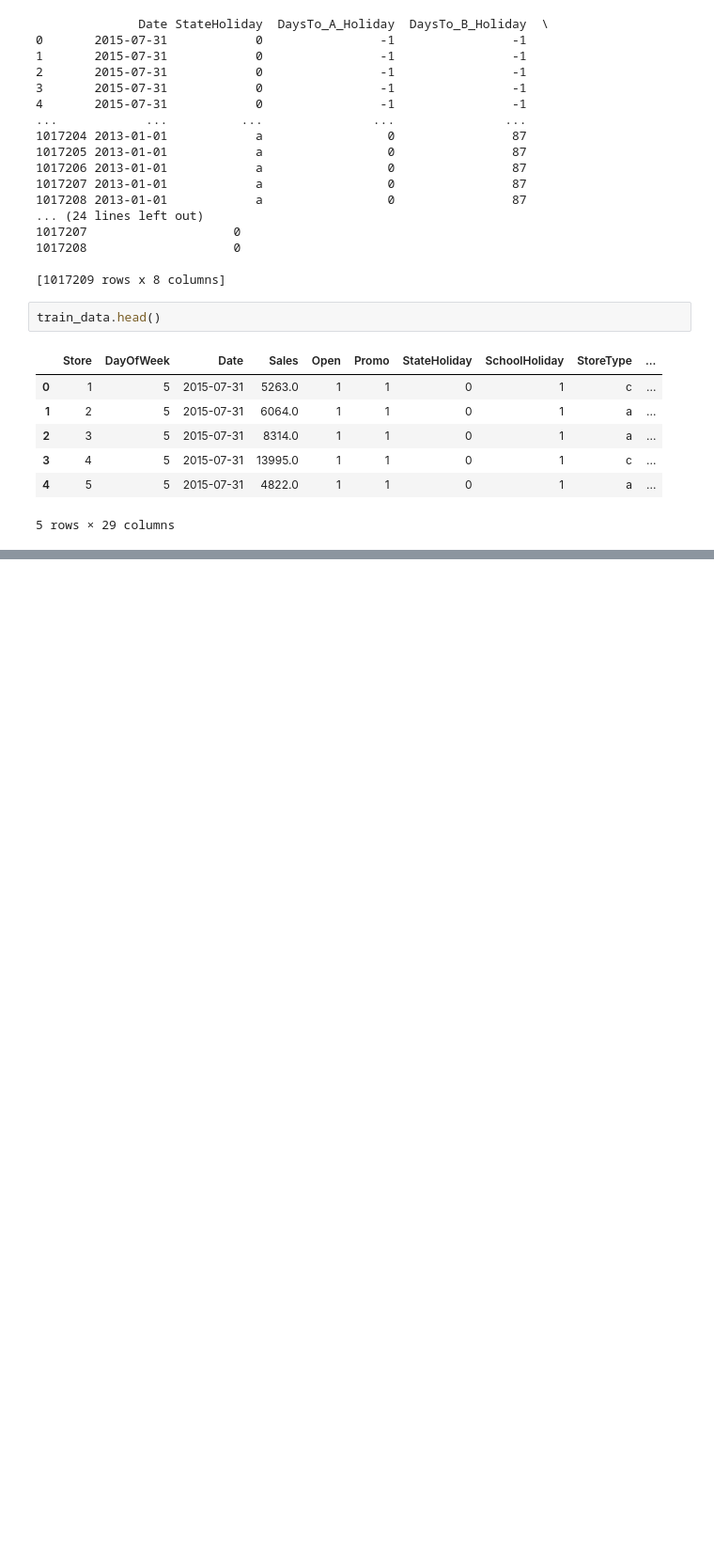
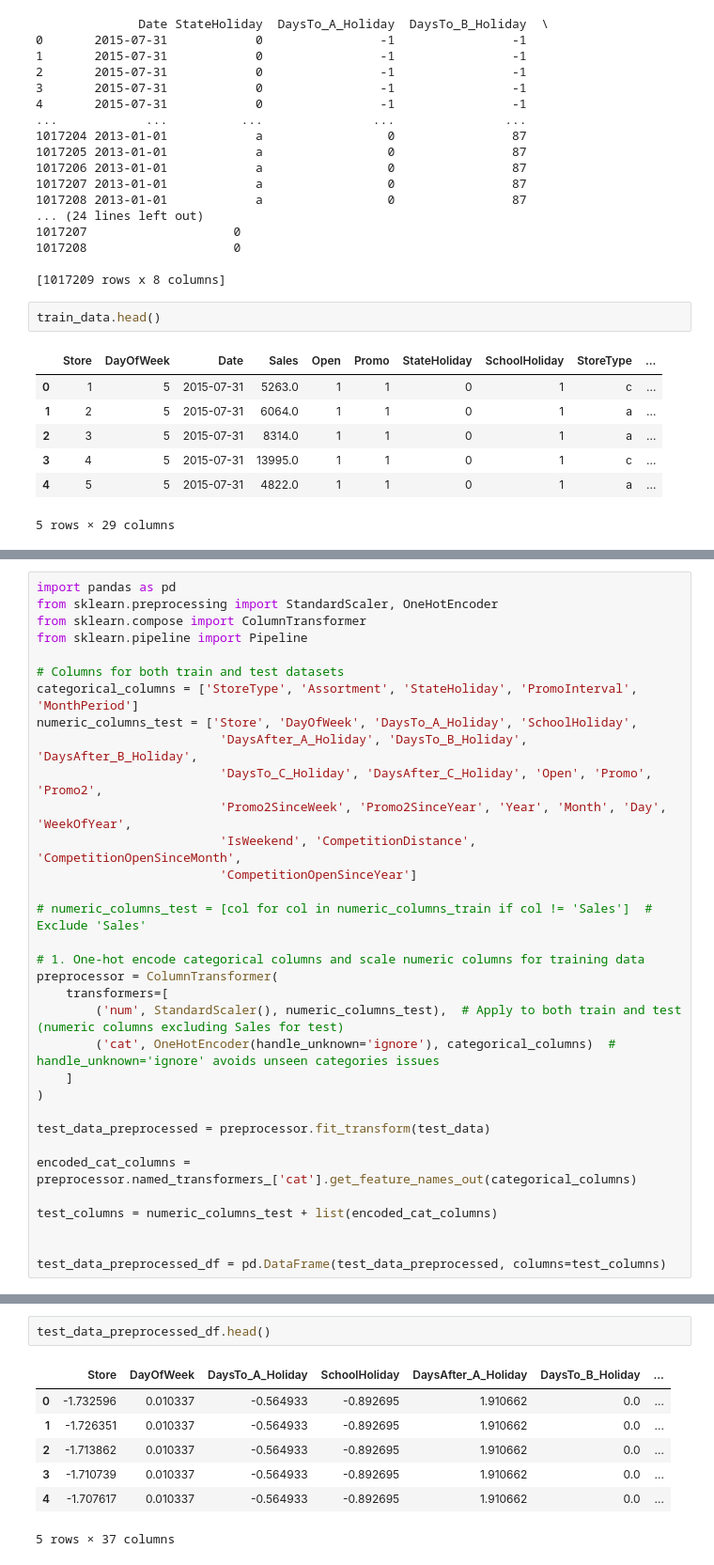
Before and after one commit to GuleWako/10Acadamey-week-4-Pharmaceuticals-finance-data-Analysis, a Jupyter notebook: notebooks/exploratory_analysis_for_forecast.ipynb, the cells around one changed output, grey strips where cells are left out. Shown at 94% size. Drawn from its saved outputs; the diff is of its cells as text; blank space fills up the shorter version.

```diff
--- a/notebooks/exploratory_analysis_for_forecast.ipynb
+++ b/notebooks/exploratory_analysis_for_forecast.ipynb
@@ -1151,0 +1219,33 @@ train_data.head()
+# %%
+import pandas as pd
+from sklearn.preprocessing import StandardScaler, OneHotEncoder
+from sklearn.compose import ColumnTransformer
+from sklearn.pipeline import Pipeline
+
+# Columns for both train and test datasets
+categorical_columns = ['StoreType', 'Assortment', 'StateHoliday', 'PromoInterval', 'MonthPeriod']
+numeric_columns_test = ['Store', 'DayOfWeek', 'DaysTo_A_Holiday', 'SchoolHoliday',
+                         'DaysAfter_A_Holiday', 'DaysTo_B_Holiday', 'DaysAfter_B_Holiday',
+                         'DaysTo_C_Holiday', 'DaysAfter_C_Holiday', 'Open', 'Promo', 'Promo2',
+                         'Promo2SinceWeek', 'Promo2SinceYear', 'Year', 'Month', 'Day', 'WeekOfYear',
+                         'IsWeekend', 'CompetitionDistance', 'CompetitionOpenSinceMonth',
+                         'CompetitionOpenSinceYear']
+
+# numeric_columns_test = [col for col in numeric_columns_train if col != 'Sales']  # Exclude 'Sales'
+
+# 1. One-hot encode categorical columns and scale numeric columns for training data
+preprocessor = ColumnTransformer(
+    transformers=[
+        ('num', StandardScaler(), numeric_columns_test),  # Apply to both train and test (numeric columns excluding Sales for test)
+        ('cat', OneHotEncoder(handle_unknown='ignore'), categorical_columns)  # handle_unknown='ignore' avoids unseen categories issues
+    ]
+)
+
+test_data_preprocessed = preprocessor.fit_transform(test_data)
+
+encoded_cat_columns = preprocessor.named_transformers_['cat'].get_feature_names_out(categorical_columns)
+
+test_columns = numeric_columns_test + list(encoded_cat_columns)
+
+
+test_data_preprocessed_df = pd.DataFrame(test_data_preprocessed, columns=test_columns)
@@ -1151,0 +1301,10 @@ train_data.head()
+# %%
+test_data_preprocessed_df.head()
+# %% [output]
+|  | Store | DayOfWeek | DaysTo_A_Holiday | SchoolHoliday | DaysAfter_A_Holiday | DaysTo_B_Holiday | ... |
+| 0 | -1.732596 | 0.010337 | -0.564933 | -0.892695 | 1.910662 | 0.0 | ... |
+| 1 | -1.726351 | 0.010337 | -0.564933 | -0.892695 | 1.910662 | 0.0 | ... |
+| 2 | -1.713862 | 0.010337 | -0.564933 | -0.892695 | 1.910662 | 0.0 | ... |
+| 3 | -1.710739 | 0.010337 | -0.564933 | -0.892695 | 1.910662 | 0.0 | ... |
+| 4 | -1.707617 | 0.010337 | -0.564933 | -0.892695 | 1.910662 | 0.0 | ... |
+5 rows × 37 columns
```
Also changed, not shown: parts of 72 cells of this notebook, 2 other files.
